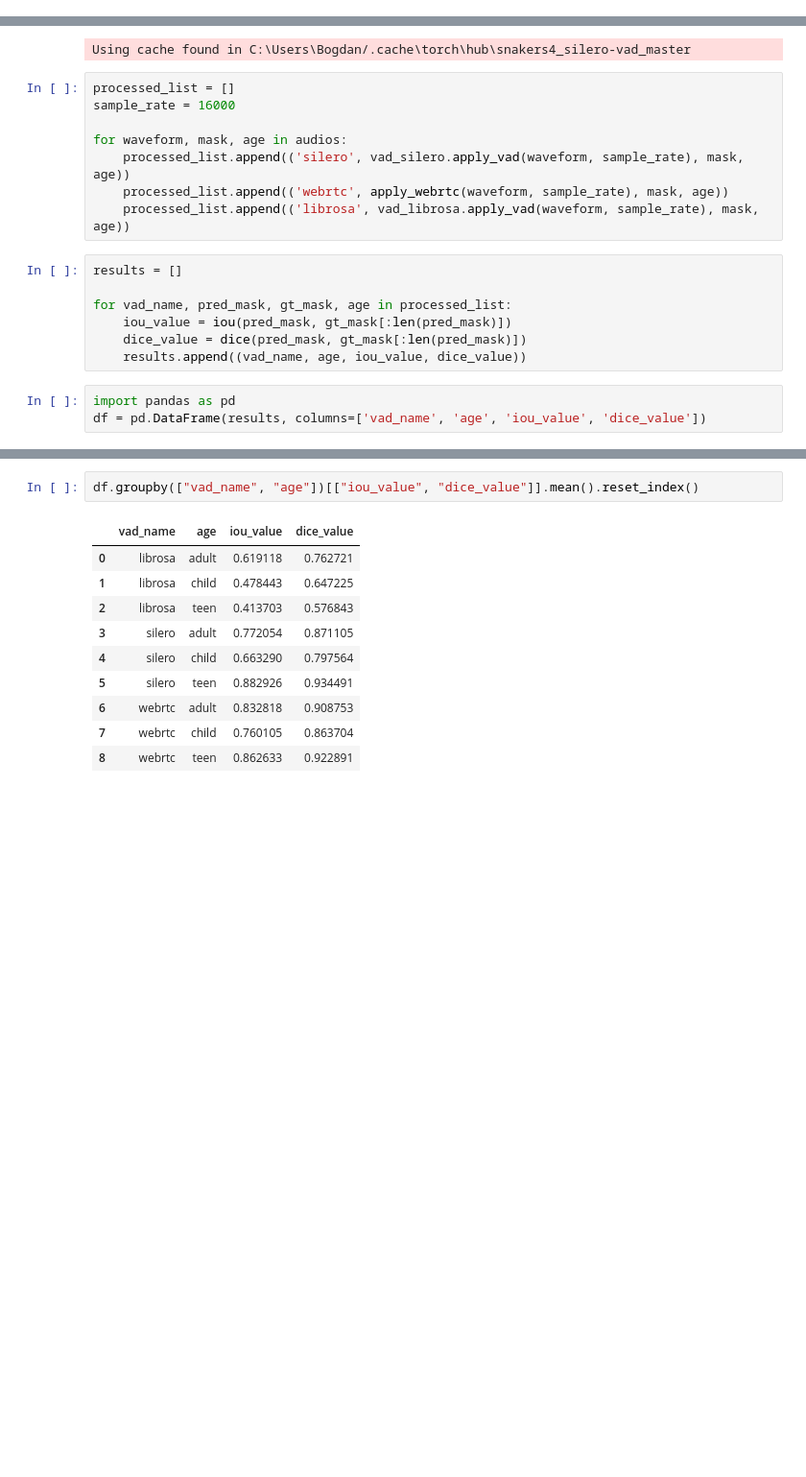
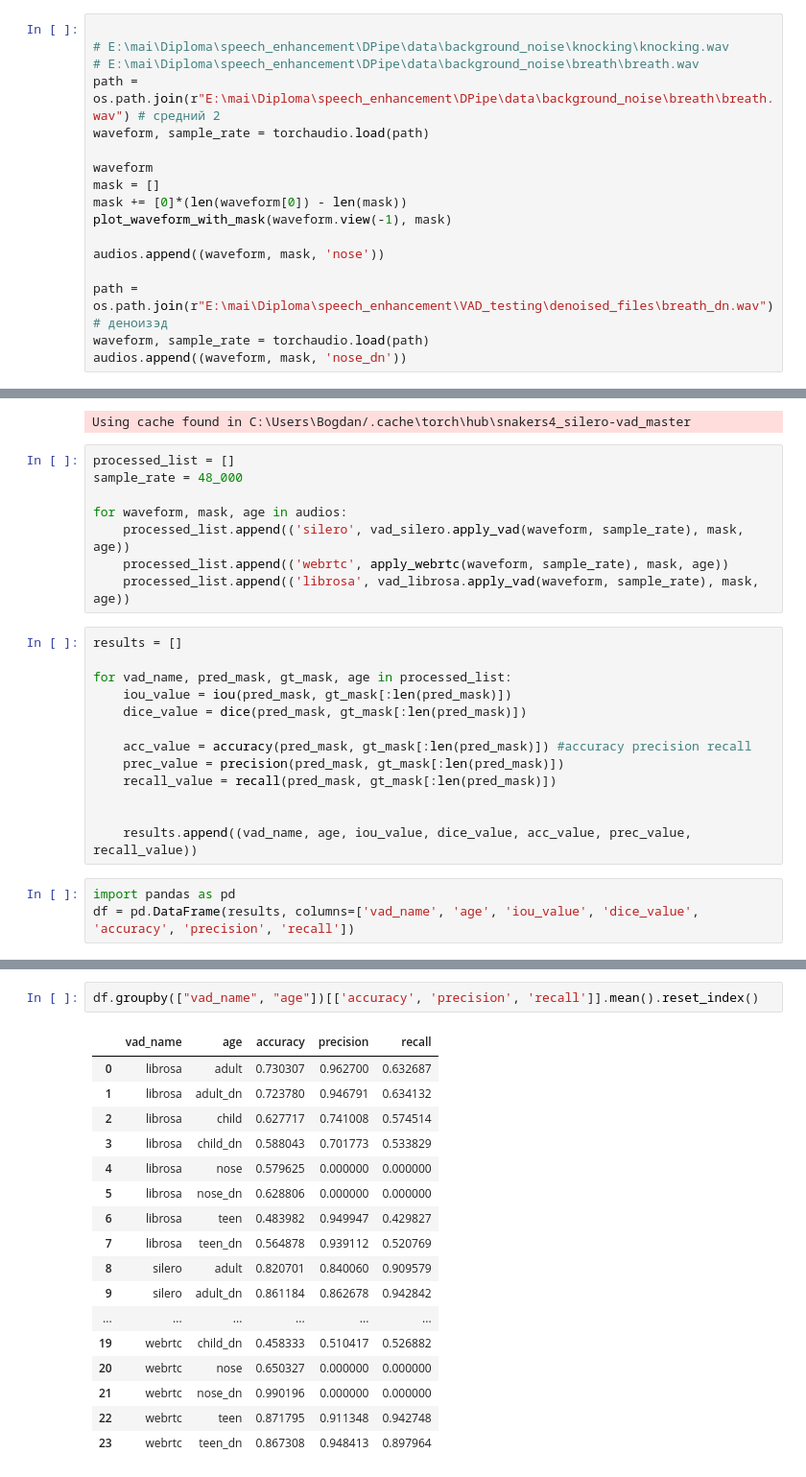
Before and after one commit to crazy-historian/speech_enhancement, a Jupyter notebook: VAD_testing/vad_conf.ipynb, the cells around one changed output, grey strips where cells are left out. Shown: that part at 96% size. Cells and saved outputs as stored; diff of their text form; blank space fills up the shorter version.

```diff
--- a/VAD_testing/vad_conf.ipynb
+++ b/VAD_testing/vad_conf.ipynb
@@ -120,0 +160,17 @@ audios.append((waveform, mask, 'teen'))
+# %%
+
+# E:\mai\Diploma\speech_enhancement\DPipe\data\background_noise\knocking\knocking.wav
+# E:\mai\Diploma\speech_enhancement\DPipe\data\background_noise\breath\breath.wav
+path = os.path.join(r"E:\mai\Diploma\speech_enhancement\DPipe\data\background_noise\breath\breath.wav") # средний 2
+waveform, sample_rate = torchaudio.load(path)
+
+waveform
+mask = []
+mask += [0]*(len(waveform[0]) - len(mask))
+plot_waveform_with_mask(waveform.view(-1), mask)
+
+audios.append((waveform, mask, 'nose'))
+
+path = os.path.join(r"E:\mai\Diploma\speech_enhancement\VAD_testing\denoised_files\breath_dn.wav") # деноизэд
+waveform, sample_rate = torchaudio.load(path)
+audios.append((waveform, mask, 'nose_dn'))
@@ -382,7 +500,7 @@ vad_librosa = VADInterface(model_type="librosa")
 Using cache found in C:\Users\Bogdan/.cache\torch\hub\snakers4_silero-vad_master
 # %%
 processed_list = []
-sample_rate = 16000
+sample_rate = 48_000
 
 for waveform, mask, age in audios:
     processed_list.append(('silero', vad_silero.apply_vad(waveform, sample_rate), mask, age))
@@ -394,10 +512,16 @@ results = []
 for vad_name, pred_mask, gt_mask, age in processed_list:
     iou_value = iou(pred_mask, gt_mask[:len(pred_mask)])
     dice_value = dice(pred_mask, gt_mask[:len(pred_mask)])
-    results.append((vad_name, age, iou_value, dice_value))
+
+    acc_value = accuracy(pred_mask, gt_mask[:len(pred_mask)]) #accuracy precision recall
+    prec_value = precision(pred_mask, gt_mask[:len(pred_mask)])
+    recall_value = recall(pred_mask, gt_mask[:len(pred_mask)])
+
+
+    results.append((vad_name, age, iou_value, dice_value, acc_value, prec_value, recall_value))
 # %%
 import pandas as pd
-df = pd.DataFrame(results, columns=['vad_name', 'age', 'iou_value', 'dice_value'])
+df = pd.DataFrame(results, columns=['vad_name', 'age', 'iou_value', 'dice_value', 'accuracy', 'precision', 'recall'])
 # %%
 df
 # %% [output]
@@ -420,13 +545,20 @@ df
 # %%
-df.groupby(["vad_name", "age"])[["iou_value", "dice_value"]].mean().reset_index()
+df.groupby(["vad_name", "age"])[['accuracy', 'precision', 'recall']].mean().reset_index()
 # %% [output]
-|  | vad_name | age | iou_value | dice_value |
-| 0 | librosa | adult | 0.619118 | 0.762721 |
-| 1 | librosa | child | 0.478443 | 0.647225 |
-| 2 | librosa | teen | 0.413703 | 0.576843 |
-| 3 | silero | adult | 0.772054 | 0.871105 |
-| 4 | silero | child | 0.663290 | 0.797564 |
-| 5 | silero | teen | 0.882926 | 0.934491 |
-| 6 | webrtc | adult | 0.832818 | 0.908753 |
-| 7 | webrtc | child | 0.760105 | 0.863704 |
-| 8 | webrtc | teen | 0.862633 | 0.922891 |
+|  | vad_name | age | accuracy | precision | recall |
+| 0 | librosa | adult | 0.730307 | 0.962700 | 0.632687 |
+| 1 | librosa | adult_dn | 0.723780 | 0.946791 | 0.634132 |
+| 2 | librosa | child | 0.627717 | 0.741008 | 0.574514 |
+| 3 | librosa | child_dn | 0.588043 | 0.701773 | 0.533829 |
+| 4 | librosa | nose | 0.579625 | 0.000000 | 0.000000 |
+| 5 | librosa | nose_dn | 0.628806 | 0.000000 | 0.000000 |
+| 6 | librosa | teen | 0.483982 | 0.949947 | 0.429827 |
+| 7 | librosa | teen_dn | 0.564878 | 0.939112 | 0.520769 |
+| 8 | silero | adult | 0.820701 | 0.840060 | 0.909579 |
+| 9 | silero | adult_dn | 0.861184 | 0.862678 | 0.942842 |
+| ... | ... | ... | ... | ... | ... |
+| 19 | webrtc | child_dn | 0.458333 | 0.510417 | 0.526882 |
+| 20 | webrtc | nose | 0.650327 | 0.000000 | 0.000000 |
+| 21 | webrtc | nose_dn | 0.990196 | 0.000000 | 0.000000 |
+| 22 | webrtc | teen | 0.871795 | 0.911348 | 0.942748 |
+| 23 | webrtc | teen_dn | 0.867308 | 0.948413 | 0.897964 |
```
Also changed, not shown: parts of 14 cells of this notebook, 11 other files.
